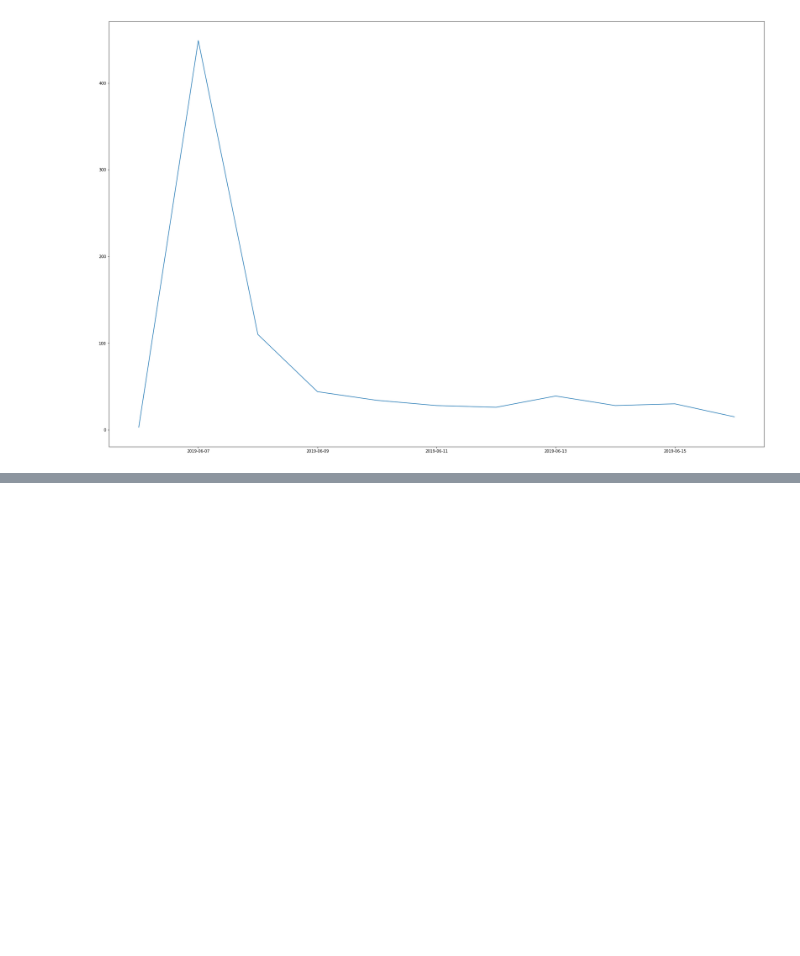
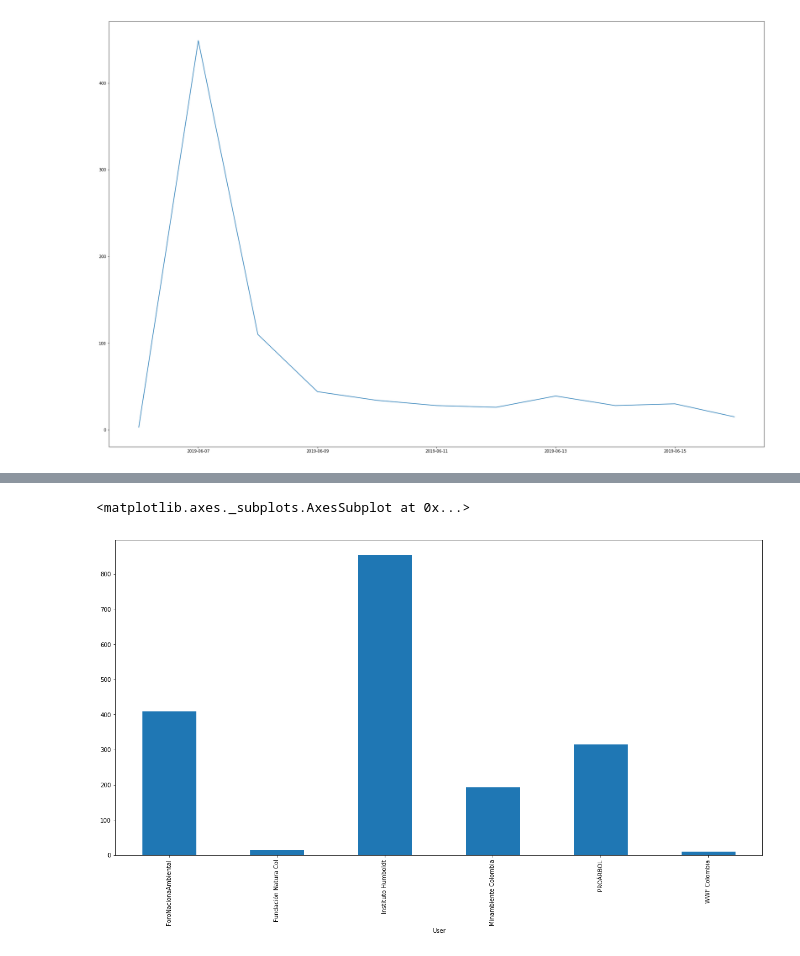
Before and after one commit to davidalejandro1223/Introduccion-ciencia-datos, a Jupyter notebook: Reto 2/ambientalAnalysis/Untitled1.ipynb, the cells around one changed output, grey strips where cells are left out. Drawn from its saved outputs; the diff is of its cells as text; code cells hidden in the pictures; blank space fills up the shorter version.

```diff
--- a/Reto 2/ambientalAnalysis/Untitled1.ipynb
+++ b/Reto 2/ambientalAnalysis/Untitled1.ipynb
@@ -221,3 +221,10 @@ df6
 | 43 | Minambiente Colombia | MinAmbienteCo | .@MinAmbienteCo y todo el Sector ... | ambiente | 12 | 2 |
 | 44 | Minambiente Colombia | MinAmbienteCo | #LeyesAprobadas por Congreso mejo... | ambiente | 14 | 4 |
 | 45 | Minambiente Colombia | MinAmbienteCo | RT @infopresidencia: ¡Gracias Gua... | ambiente | 0 | 30 |
+# %%
+df6['Interacciones'] = df6.apply(lambda x: x['Favoritos'] + x['Retuits'], axis=1)
+fig, axes = plt.subplots(figsize=(20, 10))
+df6.groupby('User')['Interacciones'].sum().plot(kind='bar', ax=axes)
+# %% [output]
+<matplotlib.axes._subplots.AxesSubplot at 0x...>
+[figure, added]
```
